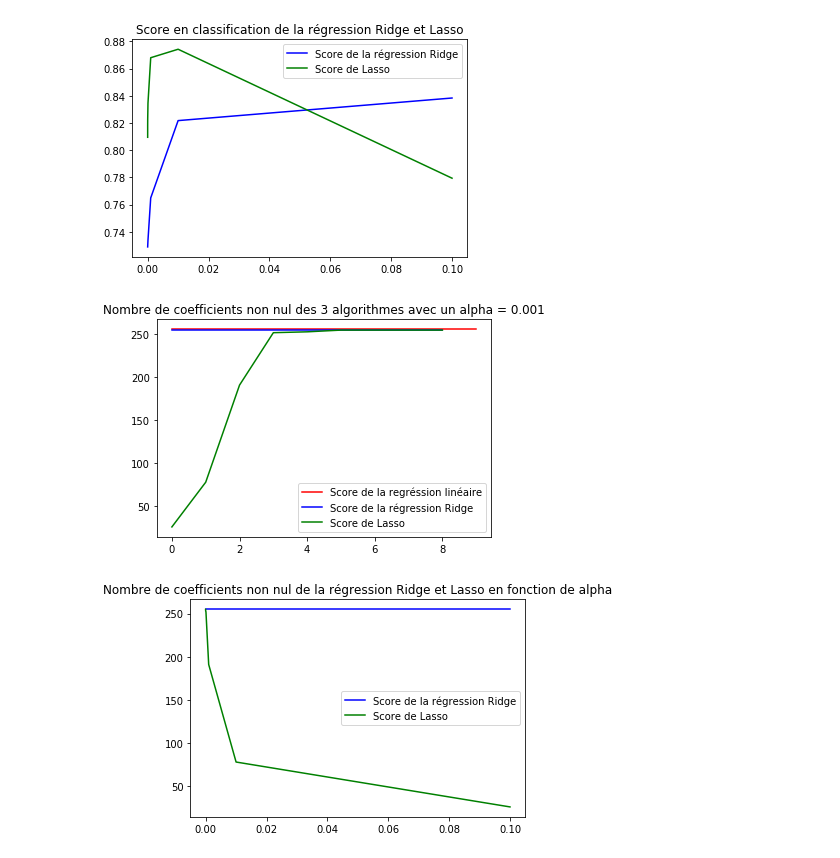
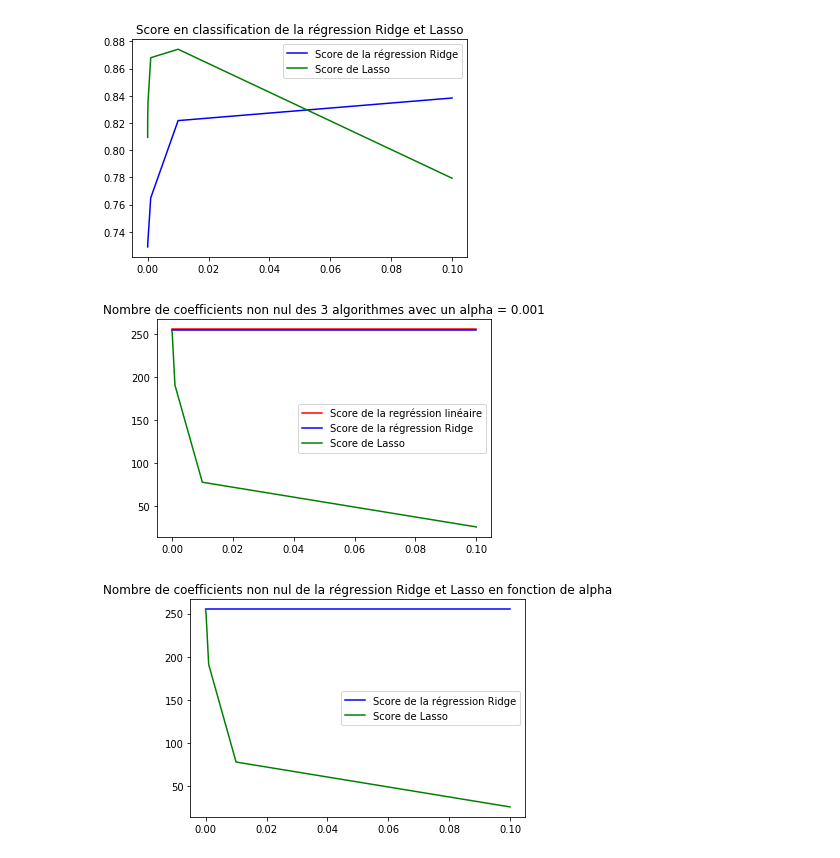
Before and after one commit to leoandeol/arf-inpainting, a Jupyter notebook: Inpainting.ipynb, the cells around one changed output. Saved outputs shown, nothing was run; the diff lists cells and outputs as text; code cells hidden in the pictures.

```diff
--- a/Inpainting.ipynb
+++ b/Inpainting.ipynb
@@ -54,7 +54,7 @@ def split_1_vs_all(data_train, data_test, num):
     np.random.shuffle(dtest_other)
 
     dtr = np.concatenate((dtrain_num, dtrain_other))
-    dts = np.concatenate((dtest_num, dtest_other))
+    dts = np.concatenate((dtest_num, dtest_other))[:int(len(dtr)*0.5)]
     np.random.shuffle(dtr)
     np.random.shuffle(dts)
 
@@ -64,4 +64,6 @@ def split_1_vs_all(data_train, data_test, num):
     return dtr[:,1:], dtr[:,0].astype(int), dts[:,1:], dts[:,0].astype(int)
 # %%
 # Exemple de découpage sur le nombre 7 en utilisant la fonction split_1_vs_all
-Xtrain, Ytrain, Xtest, Ytest = split_1_vs_all(data_train, data_test, 6)
+Xtrain, Ytrain, Xtest, Ytest = split_1_vs_all(data_train, data_test, 4)
+print(len(Ytrain))
+print(len(Xtrain))
@@ -67,0 +73,5 @@ Xtrain, Ytrain, Xtest, Ytest = split_1_vs_all(data_train, data_test, 6)
+# %%
+linearRegression = LinearRegression()
+linearRegression.fit(Xtrain, Ytrain)
+print(linearRegression.score(Xtest, Ytest))
+print(linearRegression.score(Xtrain, Ytrain))
@@ -178,7 +205,7 @@ On remarque que le bon score de classification est plus faible en test qu'en tra
 # %% [markdown]
 ### Protocole expérimental
 # %%
-alpha_ = [10**-1, 10**-2, 10**-3, 10**-4, 10**-5, 10**-6, 10**-7, 10**-8, 10**-9]
+alpha_ = [10**-9, 10**-8, 10**-7, 10**-6, 10**-5, 10**-4, 10**-3, 10**-2, 10**-1]
 
 LR_scores = list()
 LR_coeff = list()
@@ -245,14 +274,14 @@ plt.show()
 [figure]
 # %%
 # Comparaison du nombre de coefficients non nuls des 3 algorithmes sur 10 itérations
-plt.plot(range(10), LR_coeff, color='red', label='Score de la regréssion linéaire')
-plt.plot(range(9), mean_coeff_ridge, color='blue', label='Score de la régression Ridge')
-plt.plot(range(9), mean_coeff_lasso, color='green', label='Score de Lasso')
+plt.plot(alpha_, LR_coeff[:-1], color='red', label='Score de la regréssion linéaire')
+plt.plot(alpha_, mean_coeff_ridge, color='blue', label='Score de la régression Ridge')
+plt.plot(alpha_, mean_coeff_lasso, color='green', label='Score de Lasso')
 plt.title("Nombre de coefficients non nul des 3 algorithmes avec un alpha = 0.001")
 plt.legend()
 plt.show()
 # %% [output]
-[figure, old version]
+[figure, new version]
 # %%
 # Comparaison du nombre de coeffs non nuls de Ridge et Lasso de la 3ème itération pour différents alpha
 plt.plot(alpha_, Ridge_coeff[2], color='blue', label='Score de la régression Ridge')
```
Also changed, not shown: parts of 11 cells of this notebook.
